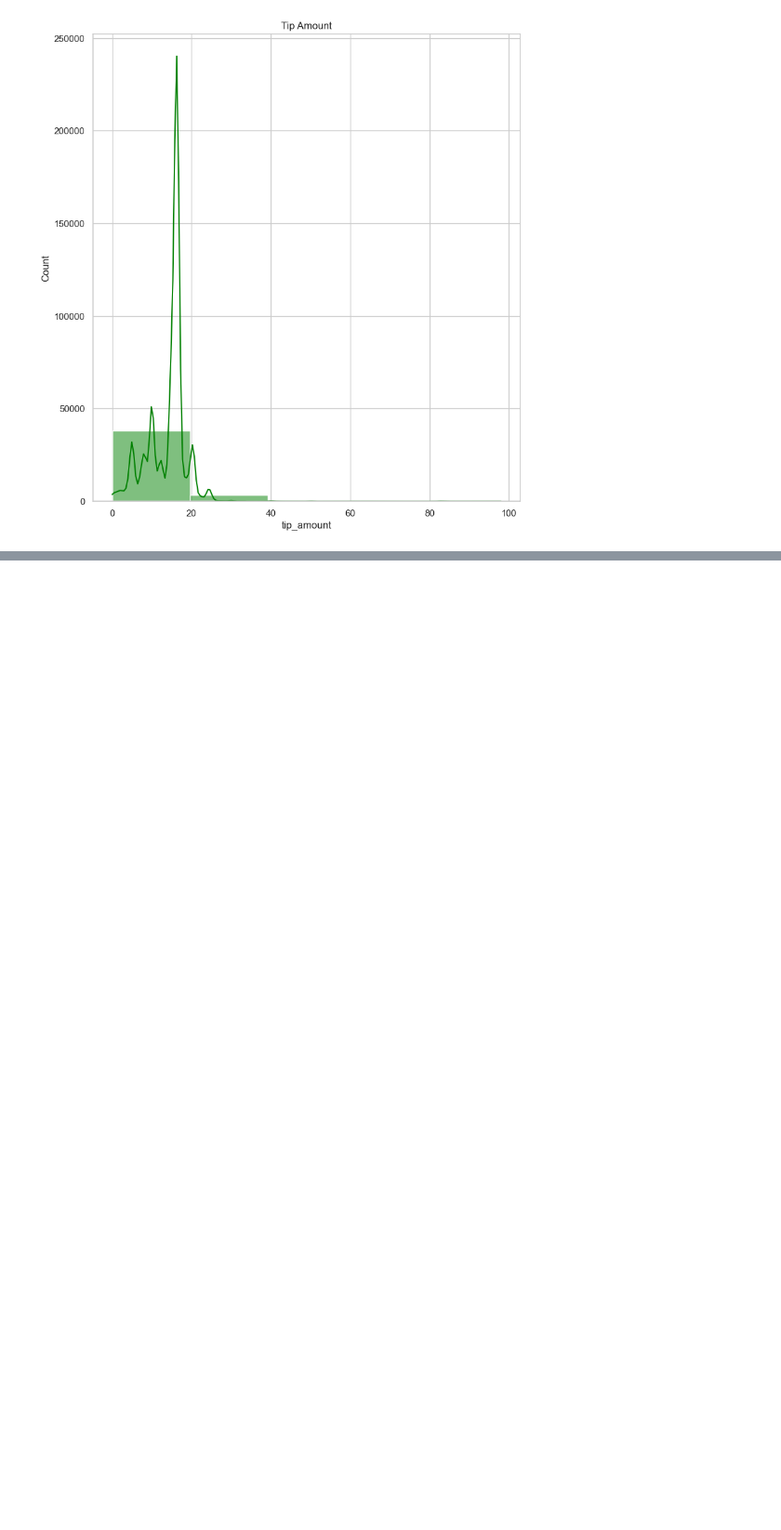
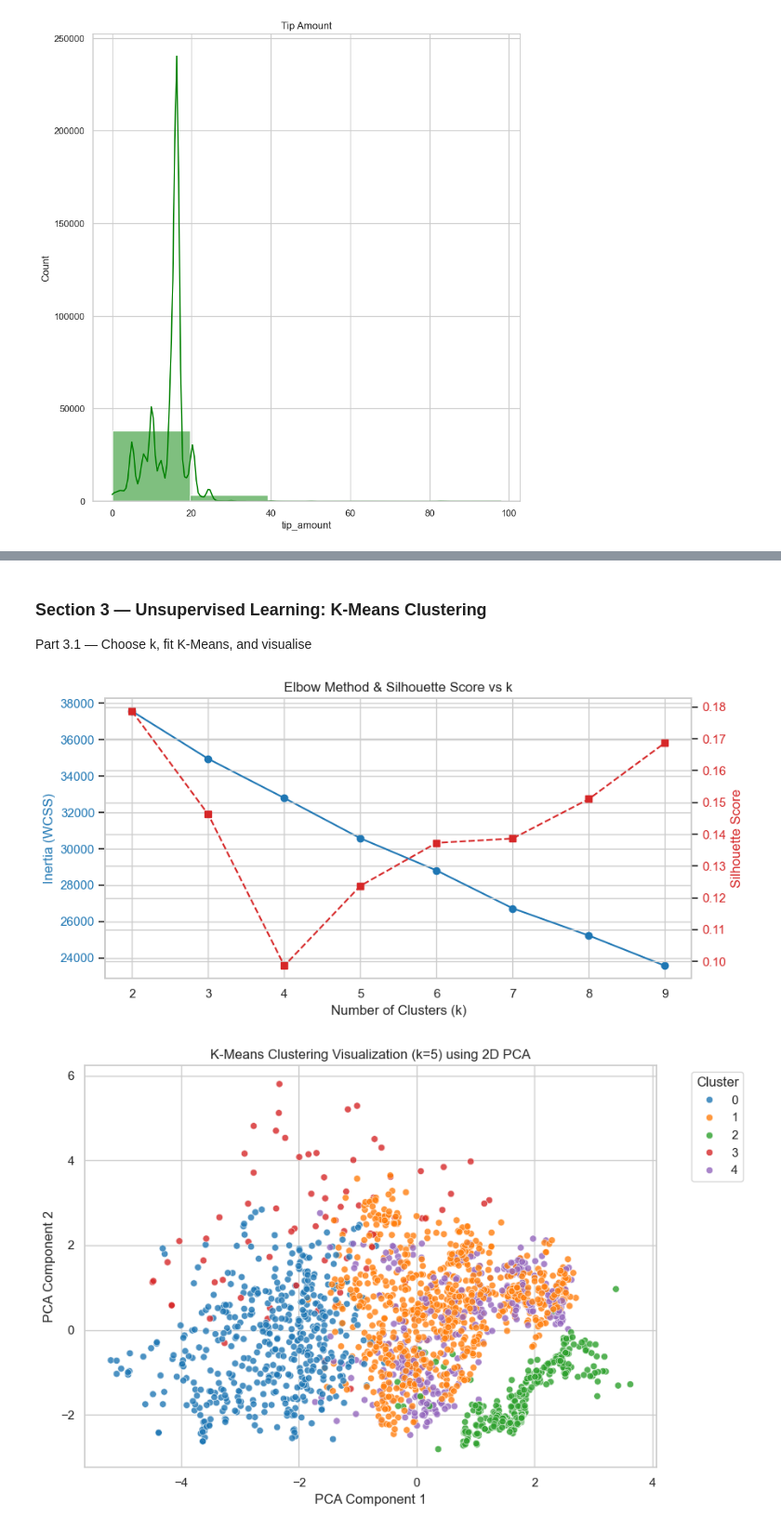
Before and after one commit to Z1llaK0ng/intro-ai, a Jupyter notebook: Lab 2/Lab_2_predictive_analytics.ipynb, the cells around one changed output, grey strips where cells are left out. Shown at 93% size. Drawn from its saved outputs; the diff is of its cells as text; code cells hidden in the pictures; blank space fills up the shorter version.

```diff
--- a/Lab 2/Lab_2_predictive_analytics.ipynb
+++ b/Lab 2/Lab_2_predictive_analytics.ipynb
@@ -94,0 +477,73 @@ taxi = pd.get_dummies(taxi, columns = catCols, drop_first = True, dtype=int)
+# %% [markdown]
+### Section 3 — Unsupervised Learning: K-Means Clustering
+
+
+Part 3.1 — Choose k, fit K-Means, and visualise
+# %%
+from sklearn.cluster import KMeans
+from sklearn.metrics import silhouette_score
+from sklearn.preprocessing import StandardScaler
+from sklearn.decomposition import PCA
+
+ # TODO: Use ONLY the scaled obesity features (no target) for clustering.
+featuresX = obesityEncode.drop(columns=["NObeyesdad", "NObeyesdad_label"])
+scalerAll = StandardScaler()
+scaledX = scalerAll.fit_transform(featuresX)
+
+# TODO: Choose the number of clusters k with the Elbow method (and/or silhouette score).
+#   from sklearn.cluster import KMeans
+#   from sklearn.metrics import silhouette_score
+#   Loop k = 2..10, record inertia_ (and silhouette), and plot inertia vs k.
+inertias = []
+silhouettes = []
+kRange = range(2,10)
+
+for k in kRange:
+    kmeans = KMeans(
+        n_clusters=k, random_state=RANDOM_STATE, n_init=10
+    )
+    kmeans.fit(scaledX)
+
+    inertias.append(kmeans.inertia_)
+    silhouettes.append(
+        silhouette_score(scaledX, kmeans.labels_)
+    )
+
+#inertia and silhoutes plot
+fig, ax1 = plt.subplots(figsize=(9, 4.5))
+ax1.set_xlabel("Number of Clusters (k)")
+ax1.set_ylabel("Inertia (WCSS)", color="tab:blue")
+ax1.plot(kRange, inertias, marker="o", color="tab:blue", label="Inertia")
+ax1.tick_params(axis="y", labelcolor="tab:blue")
+ax2 = ax1.twinx()
+ax2.set_ylabel("Silhouette Score", color="tab:red")
+ax2.plot(kRange, silhouettes, marker="s", color="tab:red", linestyle="--", label="Silhouette Score")
+ax2.tick_params(axis="y", labelcolor="tab:red")
+plt.title("Elbow Method & Silhouette Score vs k")
+plt.tight_layout()
+plt.show()
+
+# TODO: Fit KMeans with your chosen k (random_state=RANDOM_STATE) and get cluster labels.
+kChosen = 5
+kmeansFinal = KMeans(
+    n_clusters=kChosen, random_state=RANDOM_STATE, n_init=10
+)
+clusterLabels = kmeansFinal.fit_predict(scaledX)
+
+
+# TODO: Visualise the clusters in 2D.
+#   Pick two informative features (e.g. Weight vs Height) OR reduce to 2D with PCA
+#   (from sklearn.decomposition import PCA) and colour points by cluster.
+pca = PCA(n_components=2)
+X_pca = pca.fit_transform(scaledX)
+plt.figure(figsize=(9, 6))
+sns.scatterplot(x=X_pca[:, 0], y=X_pca[:, 1], hue=clusterLabels, palette="tab10", alpha=0.8)
+plt.title(f"K-Means Clustering Visualization (k={kChosen}) using 2D PCA")
+plt.xlabel("PCA Component 1")
+plt.ylabel("PCA Component 2")
+plt.legend(title="Cluster", bbox_to_anchor=(1.05, 1), loc="upper left")
+plt.tight_layout()
+plt.show()
+# %% [output]
+[figure, added]
+[figure, added]
```
Also changed, not shown: parts of 19 cells of this notebook, 5 other files.
